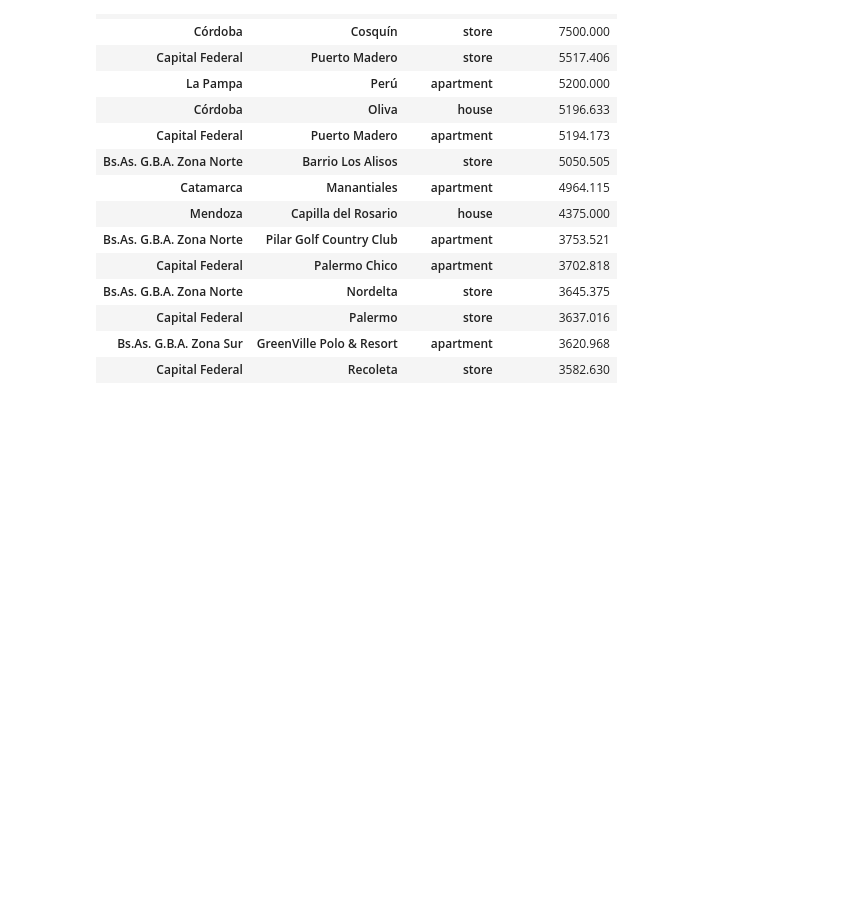
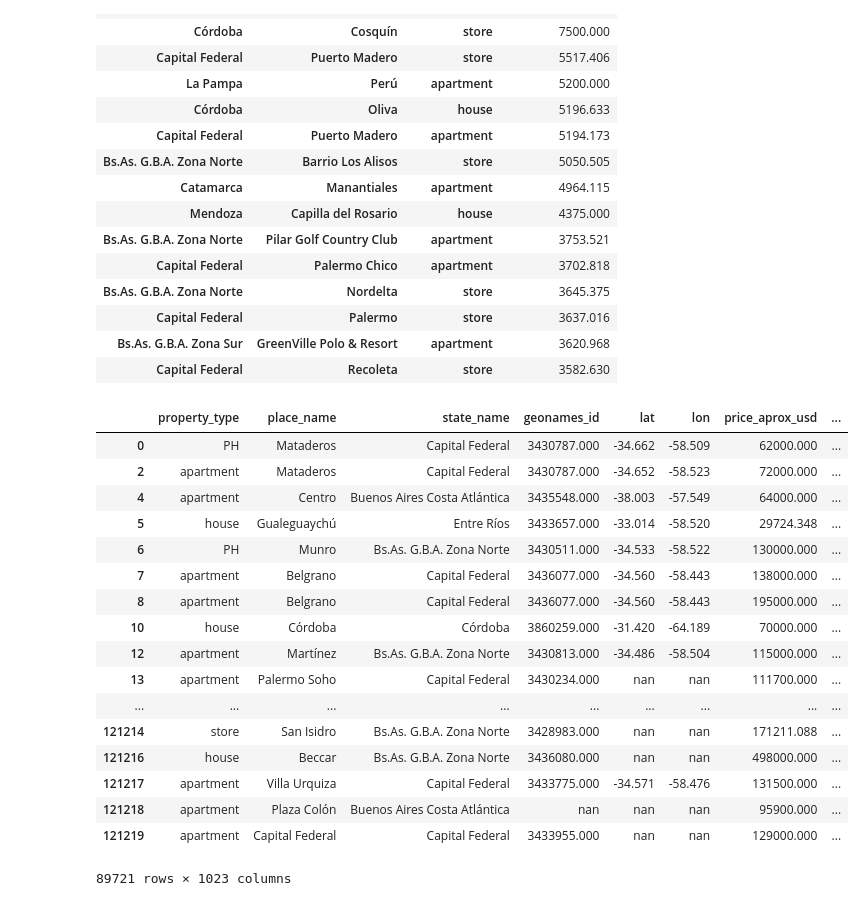
Before and after one commit to matiasngf/DH_proyecto_1, a Jupyter notebook: Limpieza_y_Preparacion.ipynb, the cells around one changed output. Saved outputs shown, nothing was run; the diff lists cells and outputs as text; code cells hidden in the pictures; blank space fills up the shorter version.

```diff
--- a/Limpieza_y_Preparacion.ipynb
+++ b/Limpieza_y_Preparacion.ipynb
@@ -588,5 +588,27 @@ df.groupby(['state_name','place_name','property_type'])[['price_usd_per_m2']].me
 | Capital Federal | Palermo | store | 3637.016 |
 | Bs.As. G.B.A. Zona Sur | GreenVille Polo & Resort | apartment | 3620.968 |
 | Capital Federal | Recoleta | store | 3582.630 |
+# %%
+# Dummies para place_name preparatorio p/regresión
+df.join(pd.get_dummies(df.property_type, prefix='property_type')).join(pd.get_dummies(df.state_name, prefix='state_name')).join(pd.get_dummies(df.place_name, prefix='place_name'))
+# %% [output]
+|  | property_type | place_name | state_name | geonames_id | lat | lon | price_aprox_usd | ... |
+| 0 | PH | Mataderos | Capital Federal | 3430787.000 | -34.662 | -58.509 | 62000.000 | ... |
+| 2 | apartment | Mataderos | Capital Federal | 3430787.000 | -34.652 | -58.523 | 72000.000 | ... |
+| 4 | apartment | Centro | Buenos Aires Costa Atlántica | 3435548.000 | -38.003 | -57.549 | 64000.000 | ... |
+| 5 | house | Gualeguaychú | Entre Ríos | 3433657.000 | -33.014 | -58.520 | 29724.348 | ... |
+| 6 | PH | Munro | Bs.As. G.B.A. Zona Norte | 3430511.000 | -34.533 | -58.522 | 130000.000 | ... |
+| 7 | apartment | Belgrano | Capital Federal | 3436077.000 | -34.560 | -58.443 | 138000.000 | ... |
+| 8 | apartment | Belgrano | Capital Federal | 3436077.000 | -34.560 | -58.443 | 195000.000 | ... |
+| 10 | house | Córdoba | Córdoba | 3860259.000 | -31.420 | -64.189 | 70000.000 | ... |
+| 12 | apartment | Martínez | Bs.As. G.B.A. Zona Norte | 3430813.000 | -34.486 | -58.504 | 115000.000 | ... |
+| 13 | apartment | Palermo Soho | Capital Federal | 3430234.000 | nan | nan | 111700.000 | ... |
+| ... | ... | ... | ... | ... | ... | ... | ... | ... |
+| 121214 | store | San Isidro | Bs.As. G.B.A. Zona Norte | 3428983.000 | nan | nan | 171211.088 | ... |
+| 121216 | house | Beccar | Bs.As. G.B.A. Zona Norte | 3436080.000 | nan | nan | 498000.000 | ... |
+| 121217 | apartment | Villa Urquiza | Capital Federal | 3433775.000 | -34.571 | -58.476 | 131500.000 | ... |
+| 121218 | apartment | Plaza Colón | Buenos Aires Costa Atlántica | nan | nan | nan | 95900.000 | ... |
+| 121219 | apartment | Capital Federal | Capital Federal | 3433955.000 | nan | nan | 129000.000 | ... |
+89721 rows × 1023 columns
 # %%
 df.to_pickle('dataset.pkl')
```
Also changed, not shown: parts of 1 cell of this notebook.
